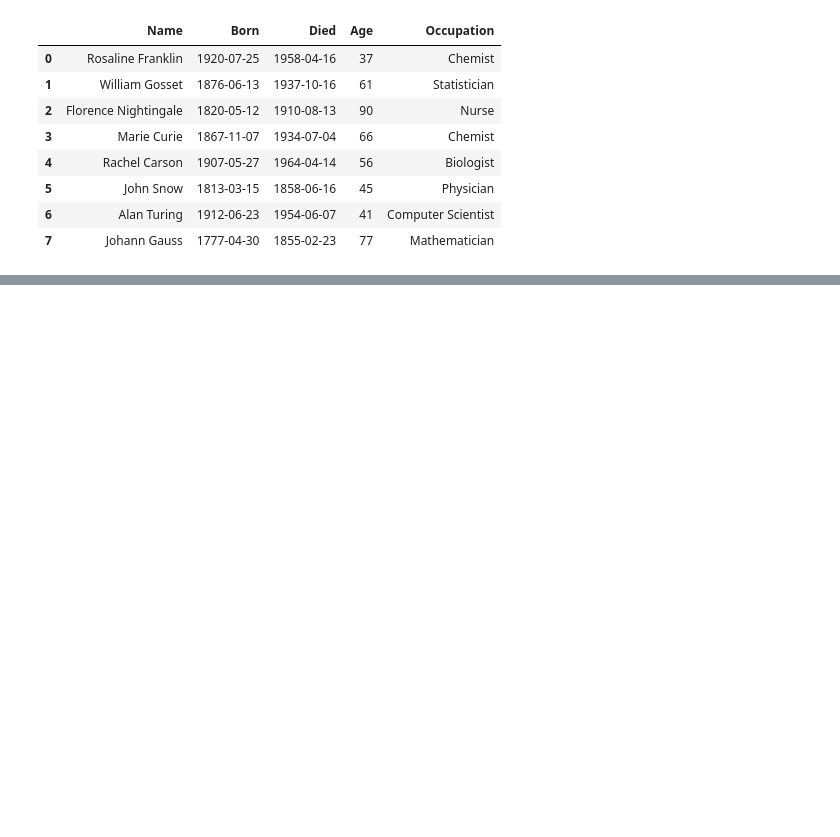
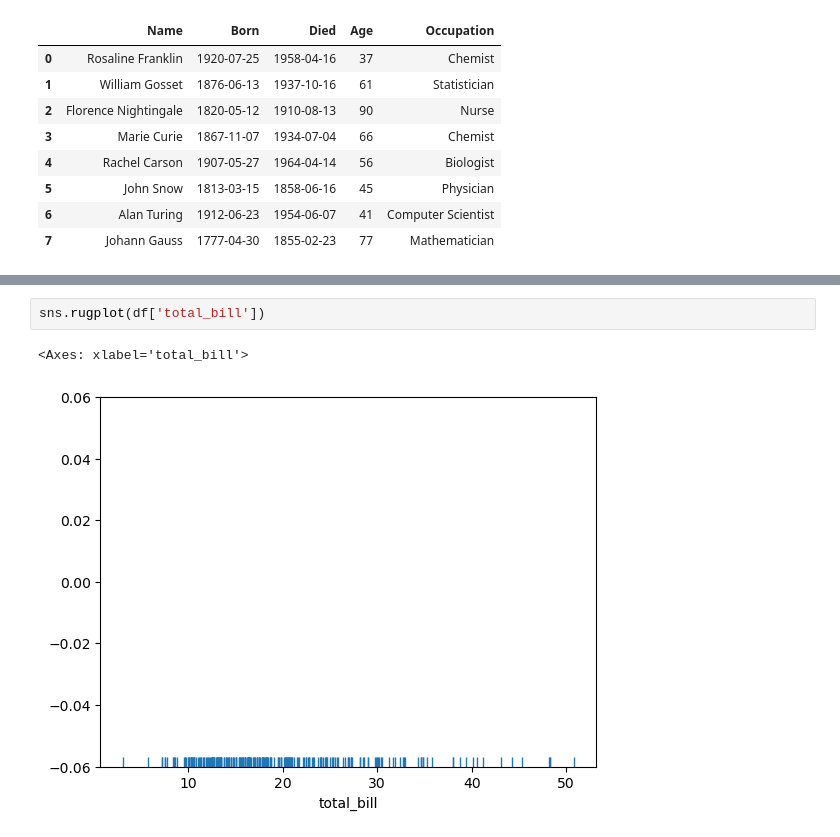
Before and after one commit to layla-focalors/pandas_learning, a Jupyter notebook: Ptest-1N19/Day2.ipynb, the cells around one changed output, grey strips where cells are left out. Drawn from its saved outputs; the diff is of its cells as text; blank space fills up the shorter version.

```diff
--- a/Ptest-1N19/Day2.ipynb
+++ b/Ptest-1N19/Day2.ipynb
@@ -823,0 +866,5 @@ sns.distplot
+# %%
+sns.rugplot(df['total_bill'])
+# %% [output]
+<Axes: xlabel='total_bill'>
+[figure, added]
```
Also changed, not shown: parts of 107 cells of this notebook.
